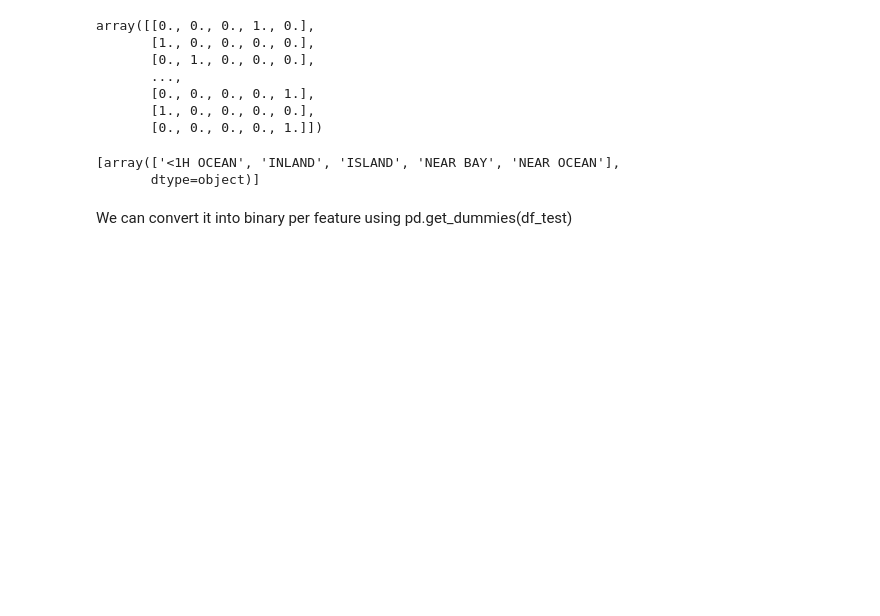
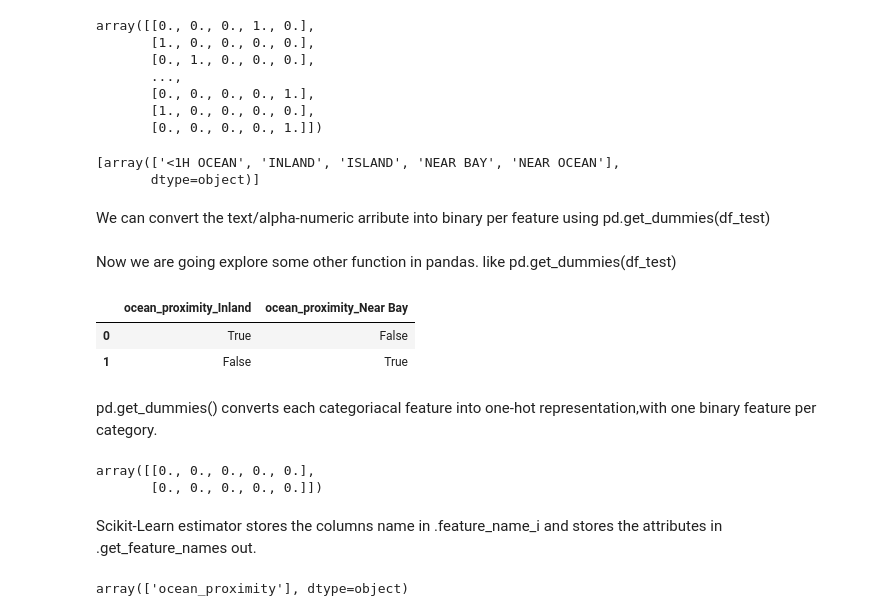
Before and after one commit to Aryan1Mahahjan/ML-Learning, a Jupyter notebook: ML learning/End_to_End_projects.ipynb, the cells around one changed output. Saved outputs shown, nothing was run; the diff lists cells and outputs as text; code cells hidden in the pictures; blank space fills up the shorter version.

```diff
--- a/ML learning/End_to_End_projects.ipynb
+++ b/ML learning/End_to_End_projects.ipynb
@@ -373,4 +373,15 @@ cat_encoder.categories_
 [array(['<1H OCEAN', 'INLAND', 'ISLAND', 'NEAR BAY', 'NEAR OCEAN'],
        dtype=object)]
 # %% [markdown]
-We can convert it into binary per feature using pd.get_dummies(df_test)
+We can convert the text/alpha-numeric arribute into binary per feature using pd.get_dummies(df_test)
+# %% [markdown]
+Now we are going explore some other function in pandas. like pd.get_dummies(df_test)
+# %%
+df_test = pd.DataFrame({"ocean_proximity": ["Inland","Near Bay"]})
+pd.get_dummies(df_test)
+# %% [output]
+|  | ocean_proximity_Inland | ocean_proximity_Near Bay |
+| 0 | True | False |
+| 1 | False | True |
+# %% [markdown]
+pd.get_dummies() converts each categoriacal feature into one-hot representation,with one binary feature per category.
@@ -376,0 +391,11 @@ We can convert it into binary per feature using pd.get_dummies(df_test)
+# %%
+x.toarray()
+# %% [output]
+array([[0., 0., 0., 0., 0.],
+       [0., 0., 0., 0., 0.]])
+# %% [markdown]
+Scikit-Learn estimator stores the columns name in .feature_name_i and stores the attributes in .get_feature_names out.
+# %%
+cat_encoder.feature_names_in_
+# %% [output]
+array(['ocean_proximity'], dtype=object)
```
Also changed, not shown: parts of 21 cells of this notebook.
